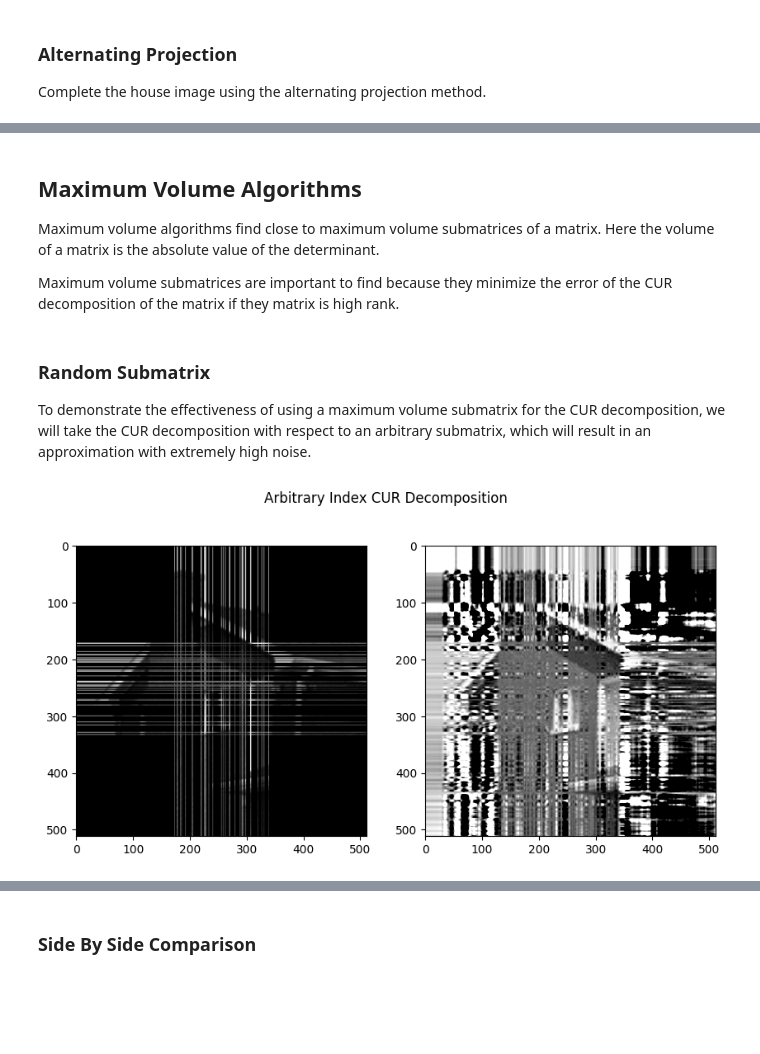
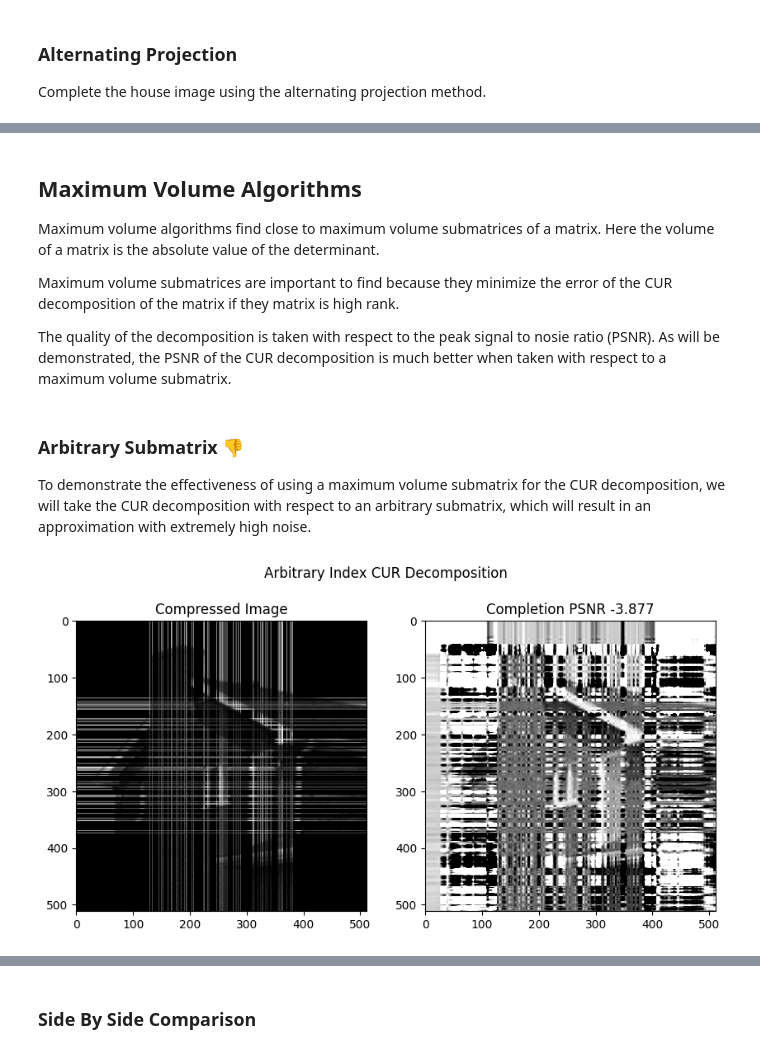
Before and after one commit to KennethJAllen/data-completion-research, a Jupyter notebook: notebooks/demo.ipynb, the cells around one changed output, grey strips where cells are left out. Drawn from its saved outputs; the diff is of its cells as text; code cells hidden in the pictures; blank space fills up the shorter version.

```diff
--- a/notebooks/demo.ipynb
+++ b/notebooks/demo.ipynb
@@ -46,7 +46,7 @@ plt.show()
 
 Complete the house image using the alternating projection method.
 # %%
-rank = int(min(m, n)/15)
+rank = int(min(m, n)/12)
 alt_proj_house_completion = matrix_completion.alternating_projection(house_missing_data, house_mask, rank)
 # %%
 plt.imshow(alt_proj_house_completion, cmap='grey', vmin=0, vmax=255)
@@ -59,22 +59,29 @@ plt.show()
 Maximum volume algorithms find close to maximum volume submatrices of a matrix. Here the volume of a matrix is the absolute value of the determinant.
 
 Maximum volume submatrices are important to find because they minimize the error of the CUR decomposition of the matrix if they matrix is high rank.
+
+The quality of the decomposition is taken with respect to the peak signal to nosie ratio (PSNR). As will be demonstrated, the PSNR of the CUR decomposition is much better when taken with respect to a maximum volume submatrix.
 # %% [markdown]
-### Random Submatrix
+### Arbitrary Submatrix 👎
 
 To demonstrate the effectiveness of using a maximum volume submatrix for the CUR decomposition, we will take the CUR decomposition with respect to an arbitrary submatrix, which will result in an approximation with extremely high noise.
 # %%
-I_random = np.random.choice(m//3, rank, replace=False) + m//3 # random row indices
-J_random = np.random.choice(n//3, rank, replace=False) + n//3 # random column indices
+I_random = np.random.choice(m//2, rank, replace=False) + m//4 # random row indices
+J_random = np.random.choice(n//2, rank, replace=False) + n//4 # random column indices
 
 random_deletion = utils.forget_compliment(house_array, I_random, J_random)
 cur_random = maxvol.cur_decomposition(house_array, I_random, J_random)
+random_approx_psnr = utils.psnr(cur_random, house_array)
 
-fig, axes = plt.subplots(1, 2, figsize=(10, 5))  # 1 row, 2 columns
-fig.suptitle('Arbitrary Index CUR Decomposition')
-axes[0].imshow(random_deletion, cmap='grey', vmin=0, vmax=255)
-axes[1].imshow(cur_random, cmap='grey', vmin=0, vmax=255)
+fig_rand, axes_rand = plt.subplots(1, 2, figsize=(10, 5))  # 1 row, 2 columns
+fig_rand.suptitle('Arbitrary Index CUR Decomposition')
+
+axes_rand[0].imshow(random_deletion, cmap='grey', vmin=0, vmax=255)
+axes_rand[0].set_title('Compressed Image')
+
+axes_rand[1].imshow(cur_random, cmap='grey', vmin=0, vmax=255)
+axes_rand[1].set_title(f'Completion PSNR {round(random_approx_psnr, 3)}')
 plt.show()
 # %% [output]
-[figure, old version]
+[figure, new version]
 # %% [markdown]
```
Also changed, not shown: parts of 7 cells of this notebook.
